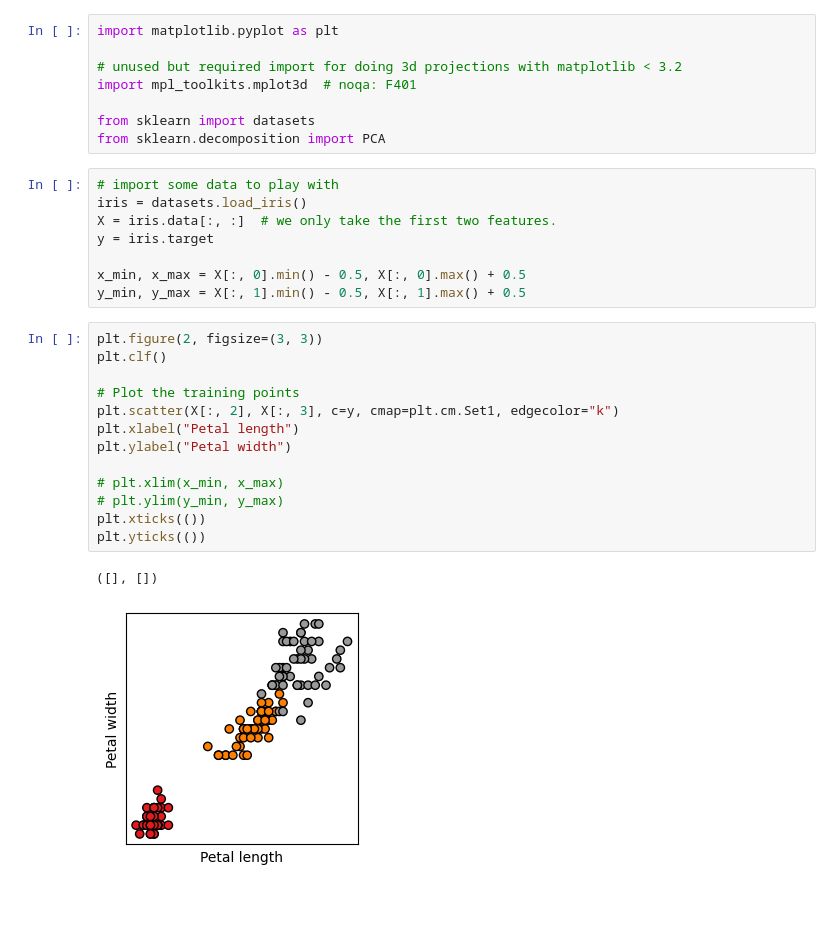
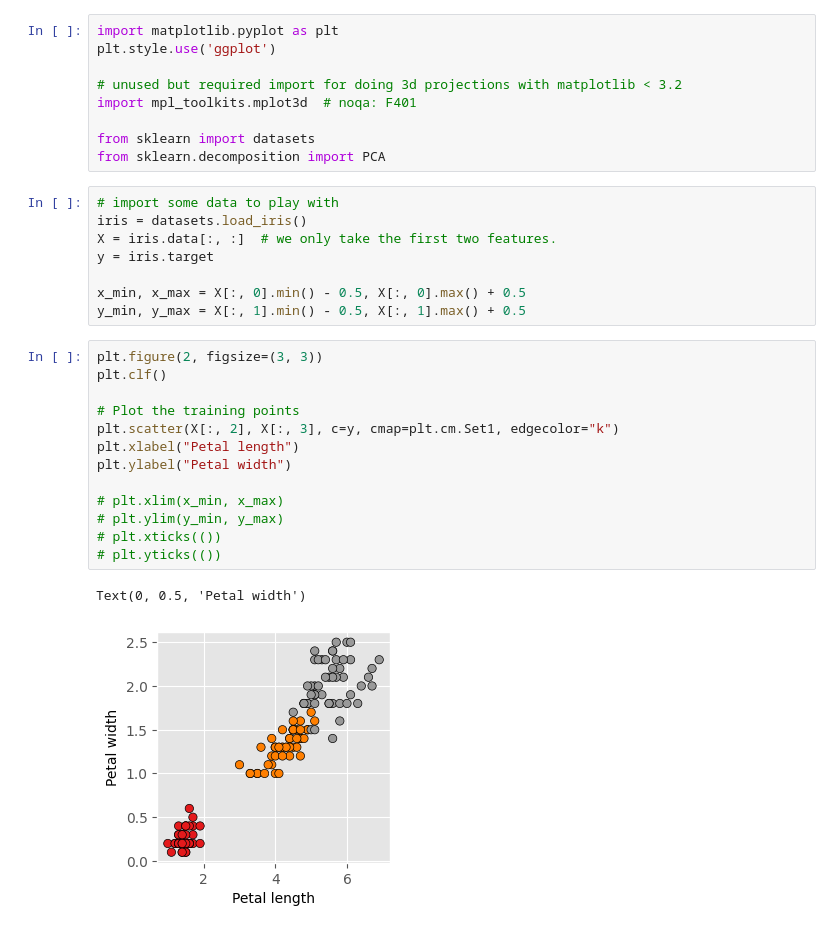
Before and after one commit to yeshwantsingh/PR_AD_Lab, a Jupyter notebook: Exp11.ipynb, the cells around one changed output. Saved outputs shown, nothing was run; the diff lists cells and outputs as text; blank space fills up the shorter version.

```diff
--- a/Exp11.ipynb
+++ b/Exp11.ipynb
@@ -1,5 +1,6 @@
 # %%
 import matplotlib.pyplot as plt
+plt.style.use('ggplot')
 
 # unused but required import for doing 3d projections with matplotlib < 3.2
 import mpl_toolkits.mplot3d  # noqa: F401
@@ -17,18 +18,18 @@ y_min, y_max = X[:, 1].min() - 0.5, X[:, 1].max() + 0.5
 # %%
 plt.figure(2, figsize=(3, 3))
 plt.clf()
 
 # Plot the training points
 plt.scatter(X[:, 2], X[:, 3], c=y, cmap=plt.cm.Set1, edgecolor="k")
 plt.xlabel("Petal length")
 plt.ylabel("Petal width")
 
 # plt.xlim(x_min, x_max)
 # plt.ylim(y_min, y_max)
-plt.xticks(())
-plt.yticks(())
+# plt.xticks(())
+# plt.yticks(())
 # %% [output]
-([], [])
+Text(0, 0.5, 'Petal width')
-[figure, old version]
+[figure, new version]
 # %%
 fig = plt.figure(1, figsize=(3, 3))
```
Also changed, not shown: parts of 2 cells of this notebook.
